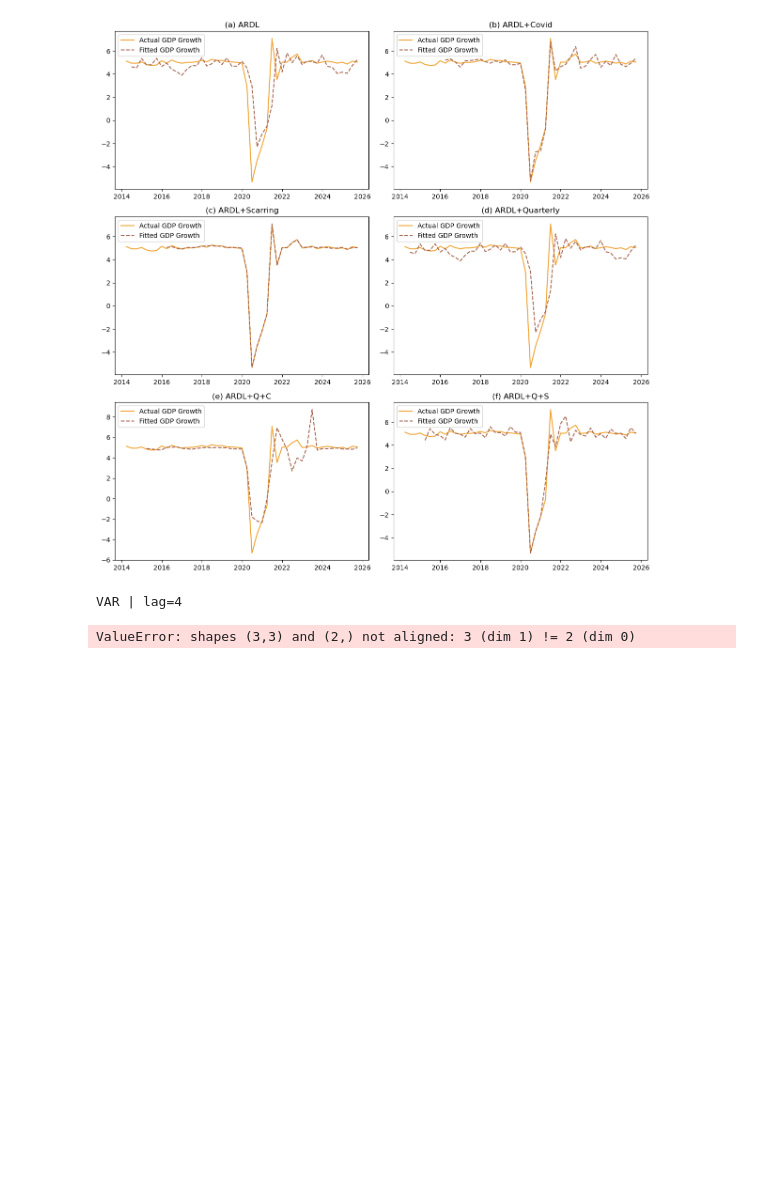
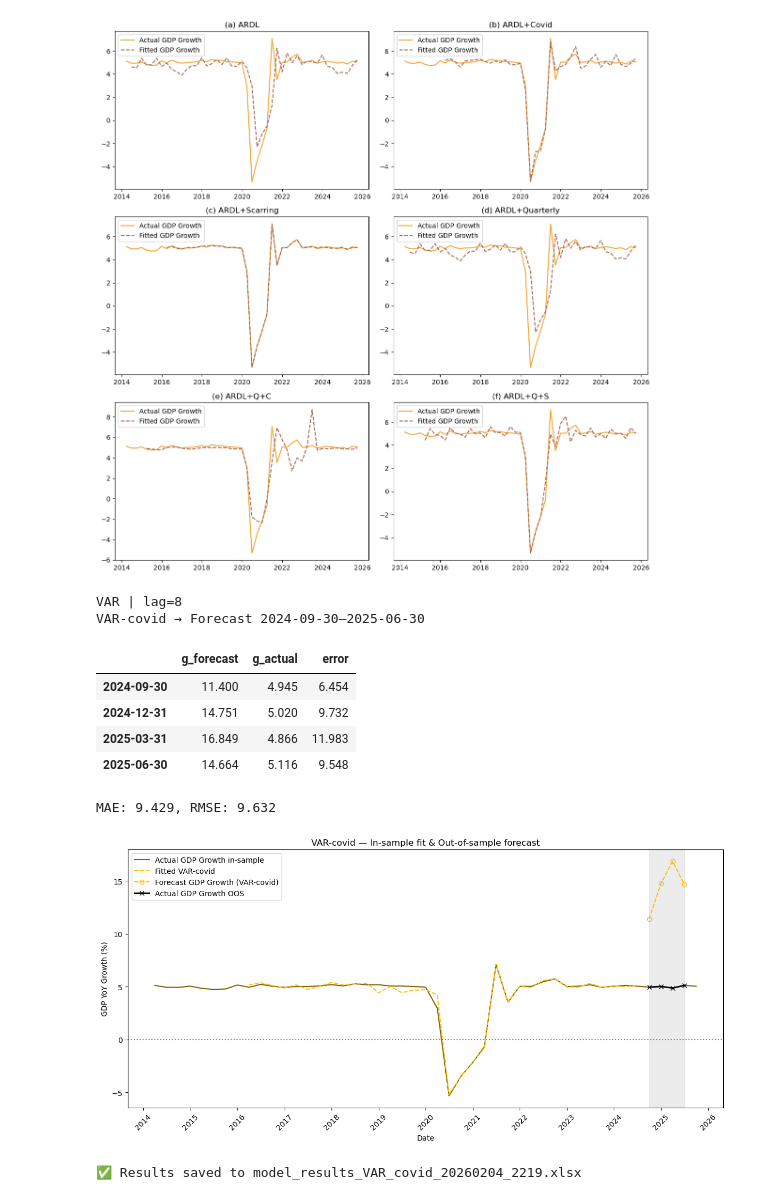
Before and after one commit to imedkrisna/nitelite, a Jupyter notebook: Appendix2.ipynb, the cells around one changed output. Cells and saved outputs as stored; diff of their text form; code cells hidden in the pictures; blank space fills up the shorter version.

```diff
--- a/Appendix2.ipynb
+++ b/Appendix2.ipynb
@@ -887,6 +887,7 @@ def parse_var_summary_tables(model_res):
     detailed = pd.concat(all_tables, ignore_index=True)
     return merged, detailed
 # %%
+ntlm = ntl.copy()
 # Settings
 model_type   = "VAR"        # "VECM", "VAR", "VAR_diff", "BVAR", "ARDL"
 spec_type    = "covid"    # "baseline", "covid", "scar", "q", "q_covid", "q_scar"
@@ -949,7 +950,15 @@ if model_type == "VECM":
 
 elif model_type == "VAR":
     model_res, fitted_df, p = run_var(en_train, exog_train)
-    fcst_array = model_res.forecast(y=en_train.values[-p:], steps=steps_ahead)
+    # VAR was fitted on concatenated data (en_train + exog_train)
+    # So we need to pass the full data for forecasting
+    if exog_train is not None:
+        full_train = pd.concat([en_train, exog_train], axis=1)
+    else:
+        full_train = en_train
+    fcst_array = model_res.forecast(y=full_train.values[-p:], steps=steps_ahead)
+    # Extract only the first 2 columns (g, ntlg) from forecast
+    fcst_array = fcst_array[:, :2]
 
 elif model_type == "BVAR":
     coefs, fitted_df, p = run_bvar_ridge(en_train, exog_train, lam=ridge_lambda)
@@ -1002,33 +1011,17 @@ elif model_type == "ARDL":
         np.tile(en_ardl["g"].iloc[-1], steps_ahead)
     ])
 
+# Create forecast DataFrame
+fcst_df = pd.DataFrame(fcst_array, index=future_idx, columns=["g", "ntlg"])
 
-# Actuals
-
-# Ensure Date is datetime and quarterly
-if 'Date' in gdp.columns:
-    gdp['Date'] = pd.to_datetime(gdp['Date']) + QuarterEnd(0)
-    gdp = gdp.set_index('Date')
-else:
-    # already indexed by date
-    gdp.index = pd.to_datetime(gdp.index) + QuarterEnd(0)
-
-# Align to quarterly frequency
-gdp = gdp.asfreq('QE-DEC')
-
-# Compute log of GDP levels
-if 'GDP' not in gdp.columns:
-    raise ValueError("No 'GDP' column found in gdp DataFrame.")
-gdp['log_gdp'] = np.log(gdp['GDP'])
-
-# Extract actuals aligned to future_idx
-actual_gdp = gdp['log_gdp'].reindex(future_idx).rename("g_actual")
-
+# Actuals - Use GDP growth rate from ntl, NOT log(GDP)
+# The 'g' column in ntl contains "Real GDP YoY Growth Indonesia"
+actual_gdp_growth = ntlm['g'].reindex(future_idx).rename("g_actual")
 
 # Compare
 compare = pd.DataFrame({
     "g_forecast": fcst_df["g"],
-    "g_actual": actual_gdp
+    "g_actual": actual_gdp_growth
 }, index=future_idx)
 compare["error"] = compare["g_forecast"] - compare["g_actual"]
 
@@ -1042,11 +1035,11 @@ print(f"MAE: {mae:.3f}, RMSE: {rmse:.3f}")
 
 # Plot
 plt.figure(figsize=(12,6))
-plt.plot(en.index, en["g"], label="Actual log(GDP) in-sample", color="#7f6000")
+plt.plot(en.index, en["g"], label="Actual GDP Growth in-sample", color="#7f6000")
 plt.plot(fitted_df.index, fitted_df["g"], "--", label=f"Fitted {model_type}-{spec_type}", color="#FFBF00")
-plt.plot(fcst_df.index, fcst_df["g"], "o--", label=f"Forecast log(GDP) ({model_type}-{spec_type})",
+plt.plot(fcst_df.index, fcst_df["g"], "o--", label=f"Forecast GDP Growth ({model_type}-{spec_type})",
          color="#FFBF00", markerfacecolor="none")
-plt.plot(compare.index, compare["g_actual"], "x-", label="Actual log(GDP) OOS", color="black", linewidth=2)
+plt.plot(compare.index, compare["g_actual"], "x-", label="Actual GDP Growth OOS", color="black", linewidth=2)
 
 plt.axvspan(fcst_df.index[0], fcst_df.index[-1], color="gray", alpha=0.15)
 plt.axhline(0, color="gray", linestyle=":")
@@ -1055,11 +1048,8 @@ plt.legend()
 # Title with model + spec type
 plt.title(f"{model_type}-{spec_type} — In-sample fit & Out-of-sample forecast")
 
-plt.ylabel("log(GDP)")
+plt.ylabel("GDP YoY Growth (%)")
 plt.xlabel("Date")
-
-# Y-axis limits
-plt.ylim(14.25, 15.25)
 
 # X-axis ticks: show every year
 import matplotlib.dates as mdates
@@ -1067,6 +1057,7 @@ plt.gca().xaxis.set_major_locator(mdates.YearLocator(1))
 plt.gca().xaxis.set_major_formatter(mdates.DateFormatter('%Y'))
 plt.xticks(rotation=45)
 
+plt.tight_layout()
 plt.show()
 
 # === Prepare Excel output path ===
@@ -1115,35 +1106,43 @@ try:
         for i, ridge in enumerate(coefs):
             row = {"equation": f"eq{i+1}"}
             if hasattr(ridge, "coef_"):
                 row.update({f"beta_{j}": b for j, b in enumerate(ridge.coef_.flatten(), 1)})
             coef_data.append(row)
         coef_table = pd.DataFrame(coef_data)
 
     else:
         coef_table = pd.DataFrame({"info": ["No coefficient table extracted."]})
 
 except Exception as e:
     coef_table = pd.DataFrame({"error": [f"Could not extract coefficients: {e}"]})
     coef_table_detailed = None
 
 
 # === Write all results to Excel ===
 with pd.ExcelWriter(output_file, engine="openpyxl") as writer:
     compare_out.to_excel(writer, sheet_name="Forecast_vs_Actual")
     fit_stats.to_excel(writer, sheet_name="Fit_Stats", index=False)
 
     if model_type in ["VAR", "VAR_diff"]:
         if coef_table is not None:
             coef_table.to_excel(writer, sheet_name="VAR_Merged", index=False)
         if coef_table_detailed is not None:
             coef_table_detailed.to_excel(writer, sheet_name="VAR_Detailed", index=False)
     elif coef_table is not None:
         coef_table.to_excel(writer, sheet_name="Model_Coefficients", index=False)
 
 print(f"✅ Results saved to {output_file}")
 # %% [output]
-VAR | lag=4
+VAR | lag=8
+VAR-covid → Forecast 2024-09-30–2025-06-30
+|  | g_forecast | g_actual | error |
+| 2024-09-30 | 11.400 | 4.945 | 6.454 |
+| 2024-12-31 | 14.751 | 5.020 | 9.732 |
+| 2025-03-31 | 16.849 | 4.866 | 11.983 |
+| 2025-06-30 | 14.664 | 5.116 | 9.548 |
-ValueError: shapes (3,3) and (2,) not aligned: 3 (dim 1) != 2 (dim 0)
+MAE: 9.429, RMSE: 9.632
+[figure, added]
+✅ Results saved to model_results_VAR_covid_20260204_2219.xlsx
 # %%
 # === SETTINGS ===
 model_types = ["VECM", "VAR", "VAR_diff", "BVAR", "ARDL"]
```
Also changed, not shown: parts of 4 cells of this notebook, 27 other files.
